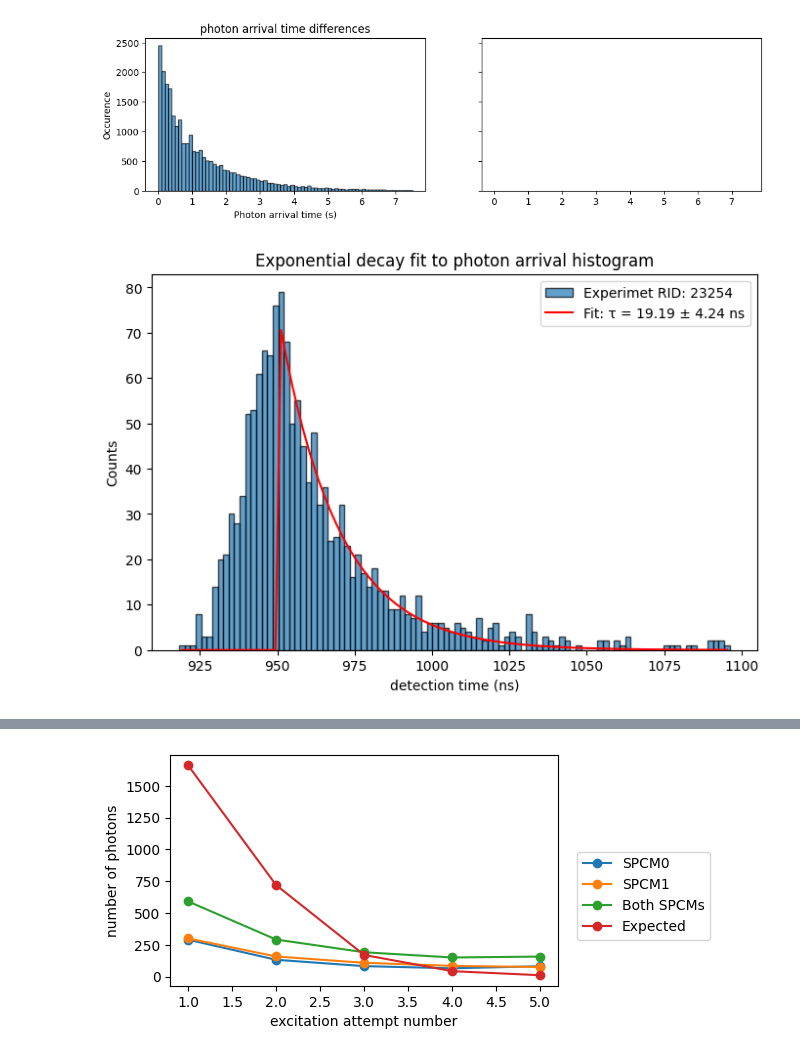
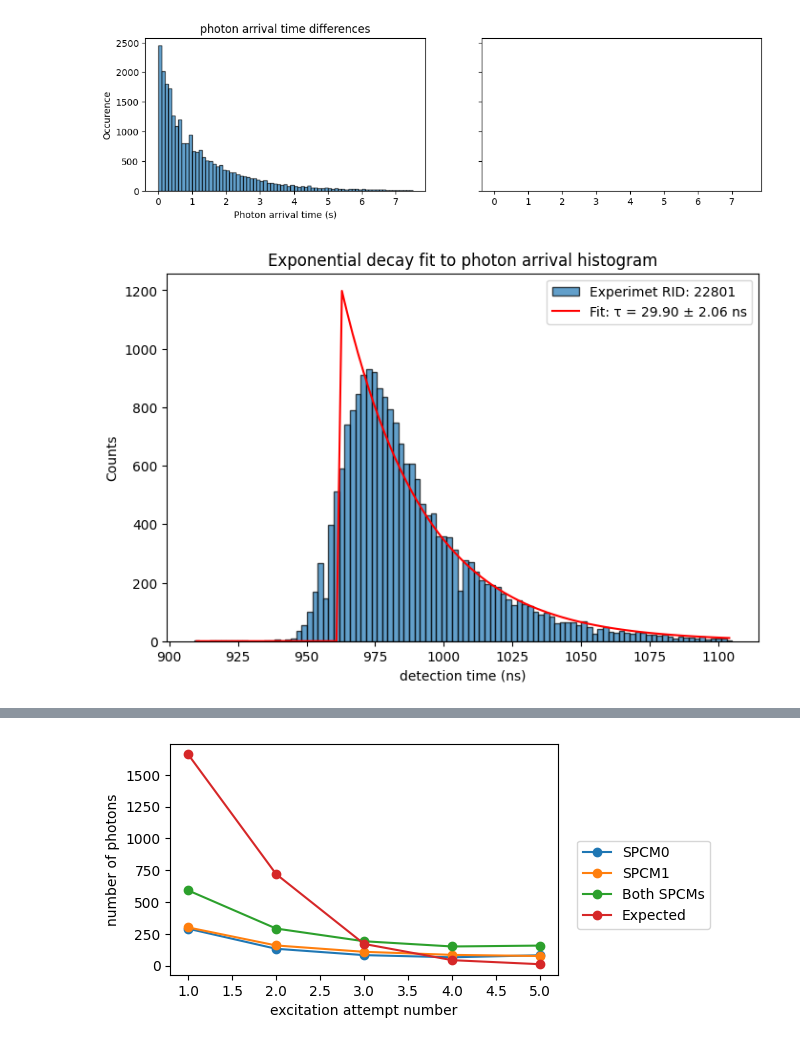
Before and after one commit to QuantumQuadrate/qn_artiq_routines, a Jupyter notebook: Analysis/Single photon analysis/singe_photon_analysis_2025.ipynb, the cells around one changed output, grey strips where cells are left out. Cells and saved outputs as stored; diff of their text form; code cells hidden in the pictures.

```diff
--- a/Analysis/Single photon analysis/singe_photon_analysis_2025.ipynb
+++ b/Analysis/Single photon analysis/singe_photon_analysis_2025.ipynb
@@ -916,7 +916,7 @@ In this experiment, the raw time tags are saved for both SPCMs. The reference ti
 
 To use the analysis code, change the dat in date_filters and find the experiment(s) you want to analyse and write in file_indices. If you like the results and you want to keep them, take a screen clip of the results and save in the powerpoint. All the information you need to know about the experiment should be printed at the end. Please add anything is missing.
 # %%
-date_filters = ["2025-03-10"]
+date_filters = ["2025-03-13"]
 
 from matplotlib import pyplot as plt
 import matplotlib as mpl
@@ -1498,32 +1500,32 @@ bin_centers = (bin_edges[:-1] + bin_edges[1:]) / 2
 
 ### exponential decay function for fit
 def exp_decay(t, t0, N0, tau):
     return N0 * np.exp(-(t - t0) / tau) * (t > t0)  # Step function ensures decay starts at t0
 
 ### Initial guesses for fitting parameters
-t0_guess = 955  # Estimate for the start of decay
+t0_guess = 975  # Estimate for the start of decay
 N0_guess = max(bin_counts)
 tau_guess = 23  # Expected atomic lifetime in ns
 
 ### Fit the histogram data to the exponential function
 params, covariance = curve_fit(exp_decay, bin_centers, bin_counts, p0=[t0_guess, N0_guess, tau_guess])
 
 ### Extract fitted parameters and uncertainties
 t0_fit, N0_fit, tau_fit = params
 t0_err, N0_err, tau_err = np.sqrt(np.diag(covariance))  # Standard errors
 
 ### Generate curve using fitted parameters
 fit_curve = exp_decay(bin_centers, t0_fit, N0_fit, tau_fit)
 
 
 plt.figure(figsize=(8, 5))
 plt.hist(data, bins=100, edgecolor='black', alpha=0.7, label=f"Experimet RID: {rid}")
 plt.plot(bin_centers, fit_curve, 'r-', label=f"Fit: τ = {tau_fit:.2f} ± {tau_err:.2f} ns")
 
 plt.xlabel("detection time (ns)")
 plt.ylabel("Counts")
 plt.title("Exponential decay fit to photon arrival histogram")
 plt.legend()
 plt.show()
 # %% [output]
-[figure, old version]
+[figure, new version]
```
Also changed, not shown: parts of 6 cells of this notebook, 4 other files.
